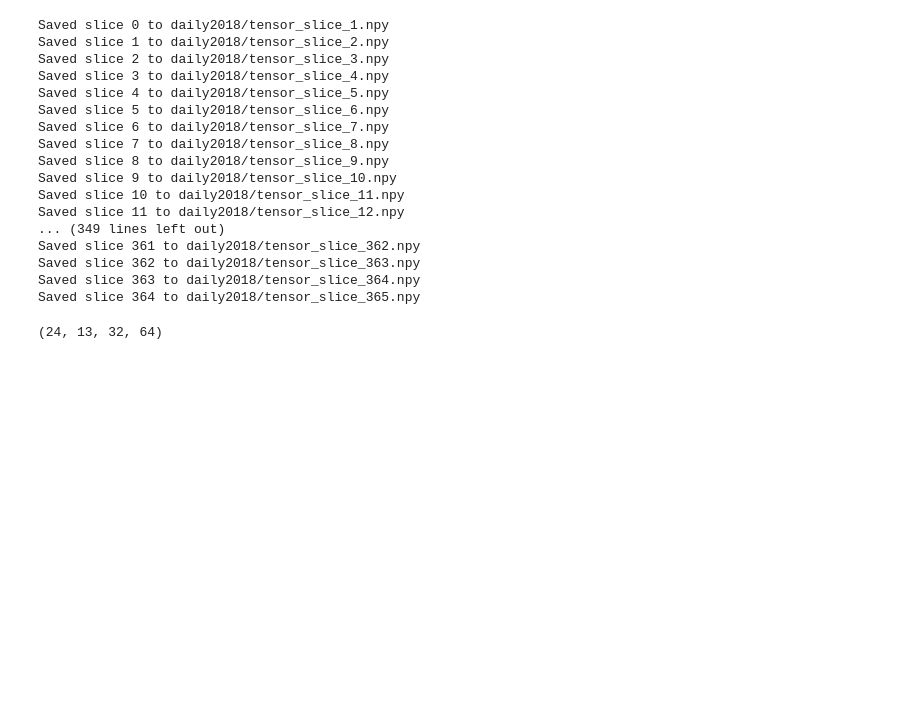
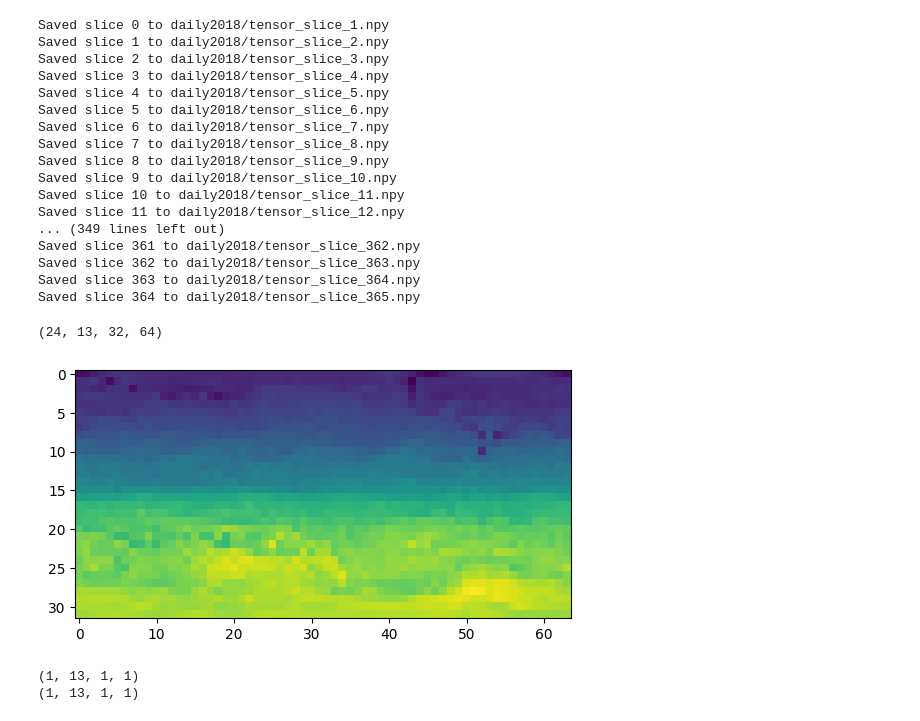
Before and after one commit to Tabuchi-77/Rex-Project, a Jupyter notebook: main.ipynb, the cells around one changed output. Drawn from its saved outputs; the diff is of its cells as text; code cells hidden in the pictures; blank space fills up the shorter version.

Commit message:
Plotted one data piece and normalized data

```diff
--- a/main.ipynb
+++ b/main.ipynb
@@ -89,0 +92,16 @@ print(data.shape)
+# %%
+# Plotting one level of vorticity
+plt.imshow(data[0, 0, :, :])
+plt.show()
+# %% [output]
+[figure, added]
+# %%
+#Data normalization
+mean = data.mean(axis=(0,2,3))
+std = data.std(axis=(0,2,3))
+
+mean = np.expand_dims(mean, axis=(0,2,3))
+std = np.expand_dims(std, axis=(0,2,3))
+# %% [output]
+(1, 13, 1, 1)
+(1, 13, 1, 1)
```
Also changed, not shown: parts of 2 cells of this notebook, 1 other file.
